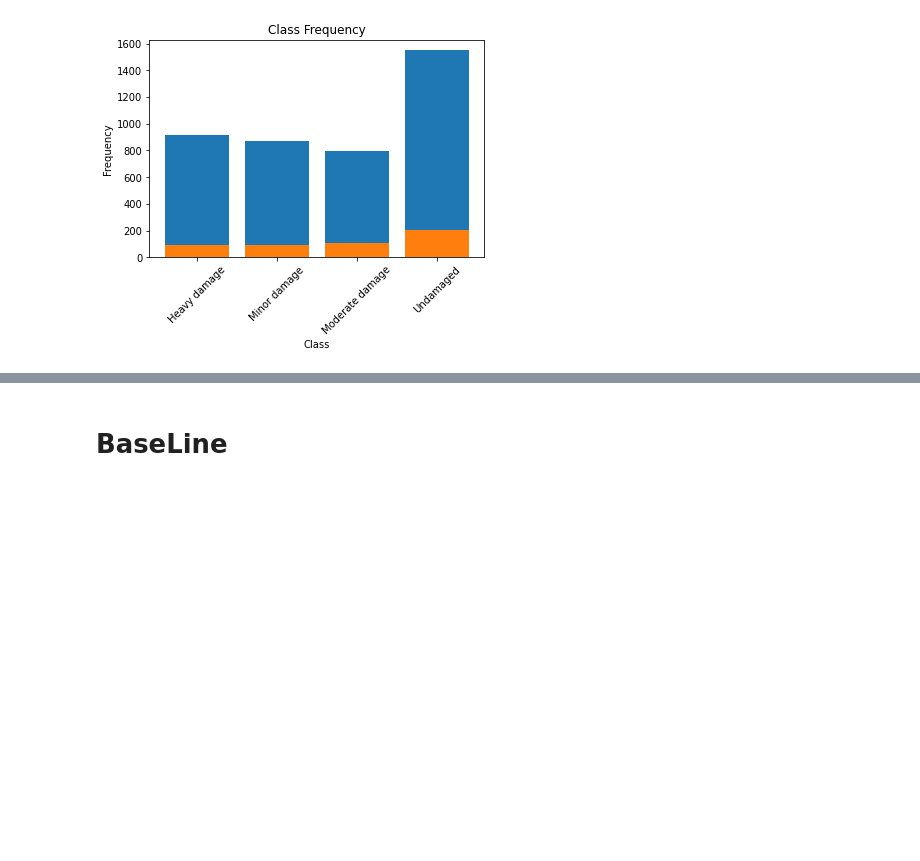
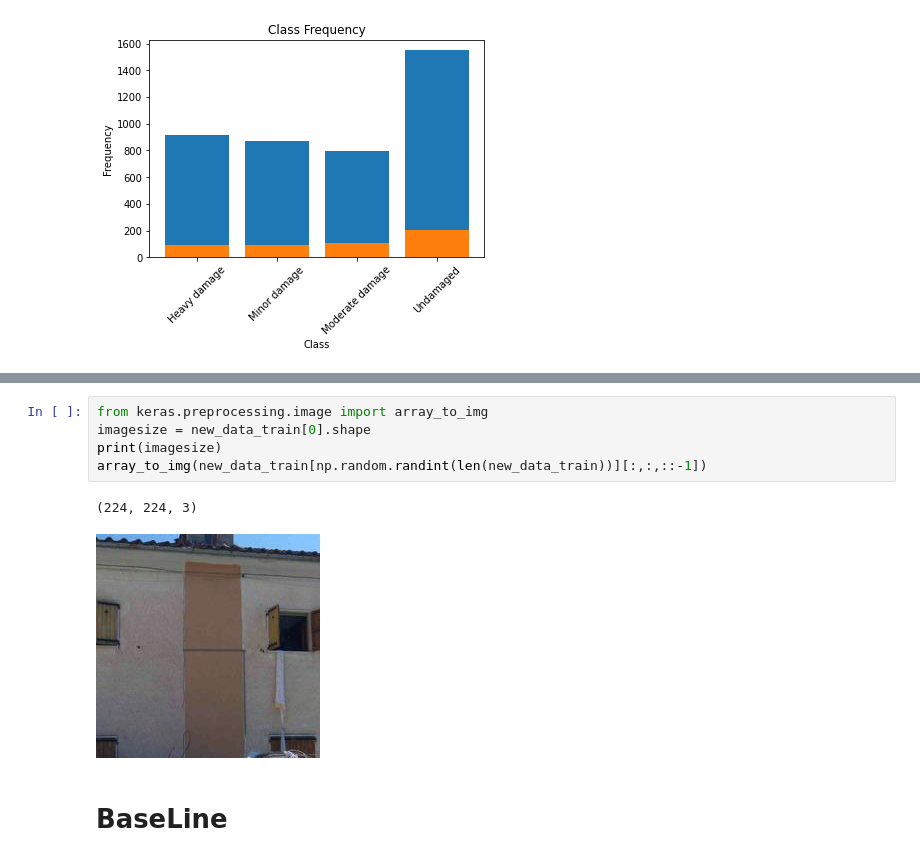
Before and after one commit to Kurt9806/MLCEE-Project-Task7, a Jupyter notebook: Copy_of_EDA_Task_7.ipynb, the cells around one changed output, grey strips where cells are left out. Cells and saved outputs as stored; diff of their text form; blank space fills up the shorter version.

```diff
--- a/Copy_of_EDA_Task_7.ipynb
+++ b/Copy_of_EDA_Task_7.ipynb
@@ -64,3 +77,11 @@ plt.show()
+# %%
+from keras.preprocessing.image import array_to_img
+imagesize = new_data_train[0].shape
+print(imagesize)
+array_to_img(new_data_train[np.random.randint(len(new_data_train))][:,:,::-1])
+# %% [output]
+(224, 224, 3)
+[figure, added]
 # %% [markdown]
 # BaseLine
 # %%
```
Also changed, not shown: parts of 36 cells of this notebook.
